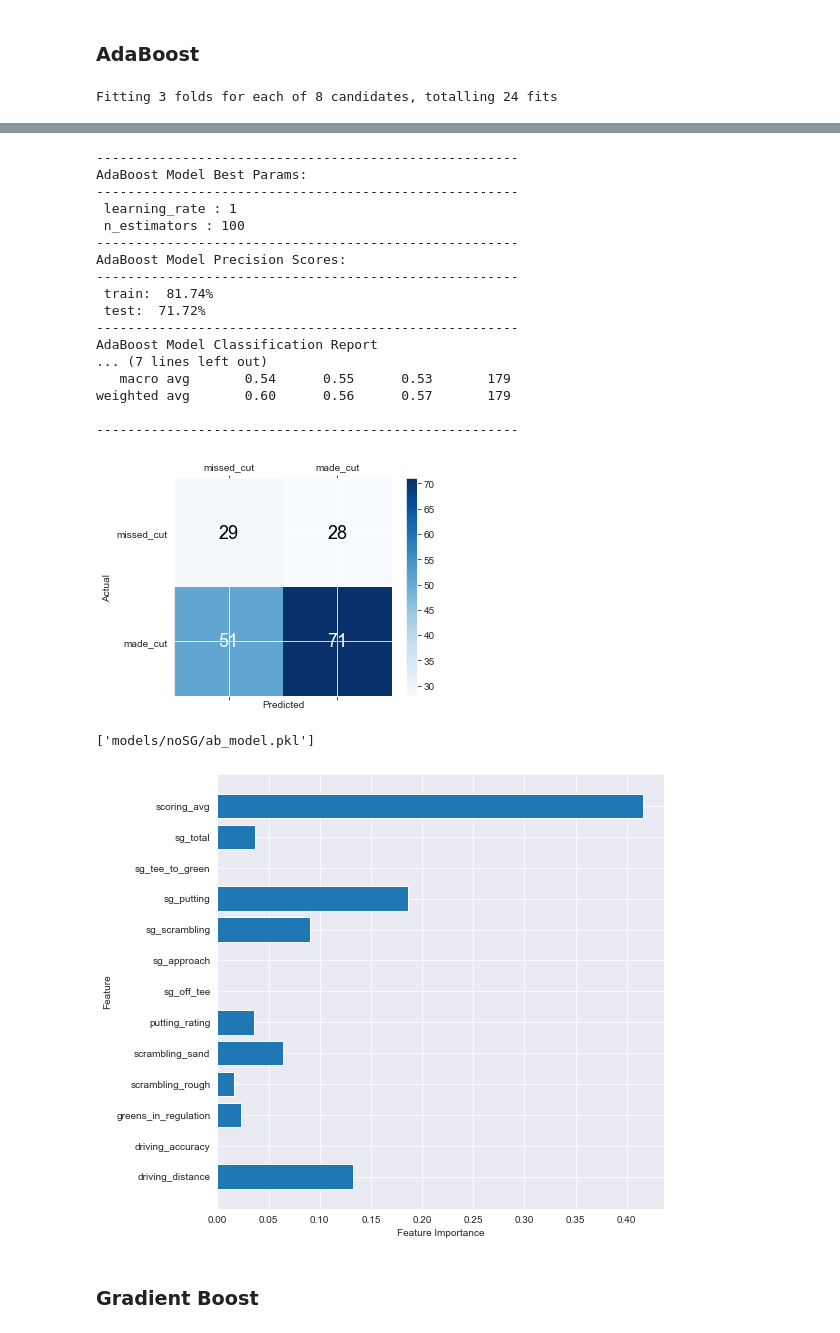
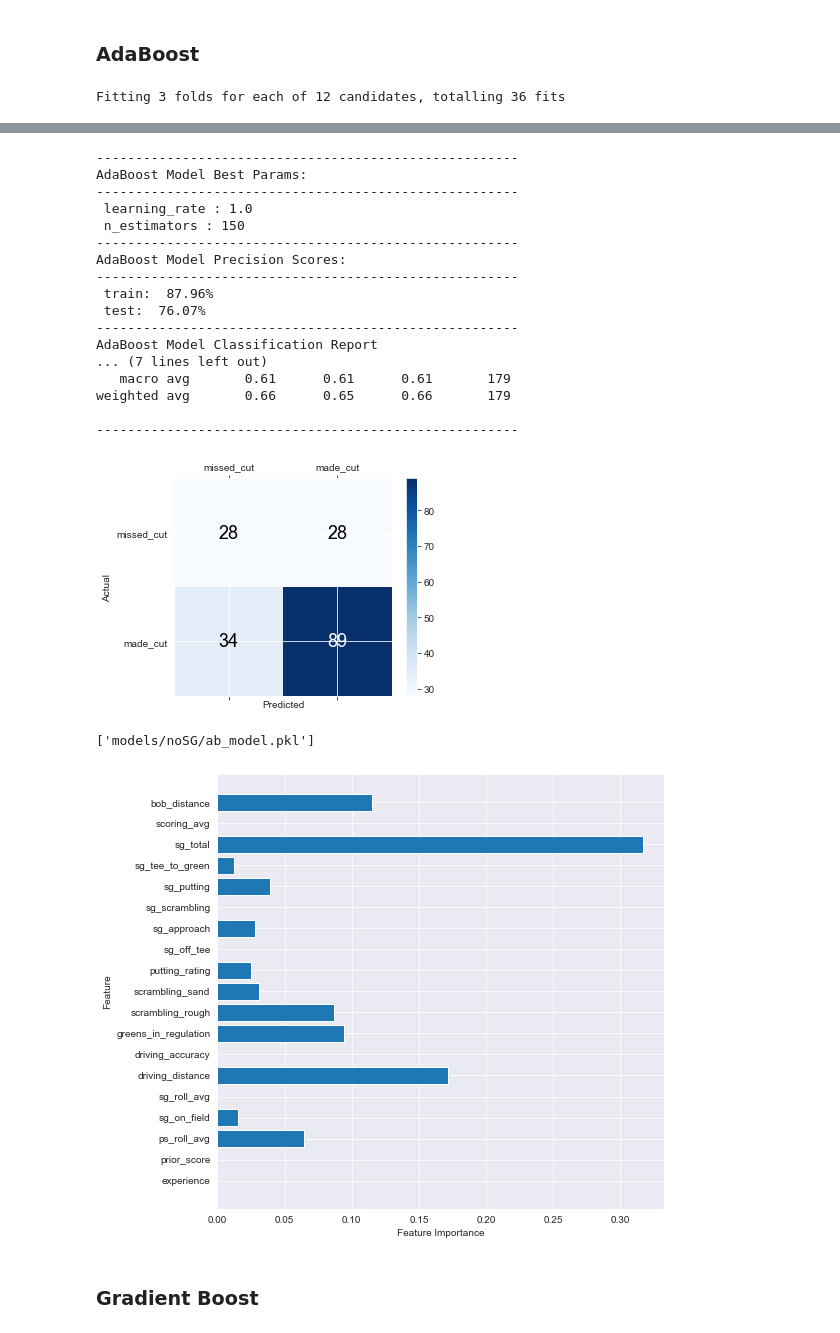
Before and after one commit to jprinfret/masters_tournament_classifier, a Jupyter notebook: 2020 Masters Tournament Predictions.ipynb, the cells around one changed output, grey strips where cells are left out. Cells and saved outputs as stored; diff of their text form; code cells hidden in the pictures.

```diff
--- a/2020 Masters Tournament Predictions.ipynb
+++ b/2020 Masters Tournament Predictions.ipynb
@@ -2069,9 +1117,8 @@ scoring = 'f1'
 # %% [markdown]
 ### Train, Test, and Split
 # %%
-X = df.drop(['season', 'full_name', 'experience', 'champion', 'top_10', 'made_cut',
-       'sg_over_field', 'total_score', 'prior_score', 'rolling_avg',
-       'prior_avg_field_score', 'birdie_or_better_distance', 'birdie_or_worse_distance'], axis=1)
+X = df.drop(['full_name', 'season', 'champion', 'top_10',
+                     'made_cut', 'total_score', 'prior_afs'], axis=1)
 
 y = df['made_cut']
 
@@ -2085,8 +1130,3 @@ X_train, y_train = smt.fit_resample(X_train, y_train)
-# %%
-std = StandardScaler()
-
-X_train = std.fit_transform(X_train)
-X_test = std.transform(X_test)
 # %% [markdown]
 ### Base Model
 # %%
@@ -2357,9 +1397,9 @@ model_name = 'Decision Tree Model'
 # Create param grid for GridSearch
 param_grid = {
     'criterion' : ['gini', 'entropy'],
-    'max_depth' : [2, 5],
-    'min_samples_split' : [5, 10],
-    'min_samples_leaf' : [5, 10]
+    'max_depth' : [2, 5, 10],
+    'min_samples_split' : [2, 5, 10],
+    'min_samples_leaf' : [1, 2, 5, 10]
 }
 
 # Instantiate GridSearch
@@ -2458,7 +1499,6 @@ model_name = 'Random Forest Model'
 # Create param grid for GridSearch
 param_grid = {
     'criterion' : ['gini', 'entropy'],
-    'n_estimators' : [50, 100],
     'max_depth' : [2, 5],
     'min_samples_split' : [5, 10],
     'min_samples_leaf' : [5, 10]
@@ -2512,7 +1552,7 @@ plot_confusion_matrix(cm, classes)
 # Feature importance
 rf_optimized = RandomForestClassifier(
     criterion = best_params['criterion'],
-    n_estimators = best_params['n_estimators'],
+    n_estimators = 100,
     max_depth = best_params['max_depth'],
     min_samples_split = best_params['min_samples_split'],
     min_samples_leaf = best_params['min_samples_leaf'],
@@ -2562,8 +1602,8 @@ model_name = 'AdaBoost Model'
 
 # Create param grid for GridSearch
 param_grid = {
-    'n_estimators' : [50, 100],
-    'learning_rate' : [0.1, 0.2, 0.5, 1]
+    'n_estimators' : [50, 100, 150],
+    'learning_rate' : [0.1, 0.2, 0.5, 1.0]
 }
 
 # Instantiate GridSearch
@@ -2631,5 +1671,5 @@ filename = 'models/noSG/ab_model.pkl'
 model = ab_clf
 joblib.dump(model, filename)
 # %% [output]
-Fitting 3 folds for each of 8 candidates, totalling 24 fits
+Fitting 3 folds for each of 12 candidates, totalling 36 fits
 [Parallel(n_jobs=-1)]: Using backend LokyBackend with 4 concurrent workers.
@@ -2637,23 +1677,23 @@ Fitting 3 folds for each of 8 candidates, totalling 24 fits
 ------------------------------------------------------
 AdaBoost Model Best Params:
 ------------------------------------------------------
- learning_rate : 1
- n_estimators : 100
+ learning_rate : 1.0
+ n_estimators : 150
 ------------------------------------------------------
 AdaBoost Model Precision Scores:
 ------------------------------------------------------
- train:  81.74%
- test:  71.72%
+ train:  87.96%
+ test:  76.07%
 ------------------------------------------------------
 AdaBoost Model Classification Report
 ... (7 lines left out)
-   macro avg       0.54      0.55      0.53       179
-weighted avg       0.60      0.56      0.57       179
+   macro avg       0.61      0.61      0.61       179
+weighted avg       0.66      0.65      0.66       179
 
 ------------------------------------------------------
-[figure, old version]
+[figure, new version]
 ['models/noSG/ab_model.pkl']
-[figure, old version]
+[figure, new version]
 # %% [markdown]
 ### Gradient Boost
 # %%
```
Also changed, not shown: parts of 143 cells of this notebook, 12 other files.
